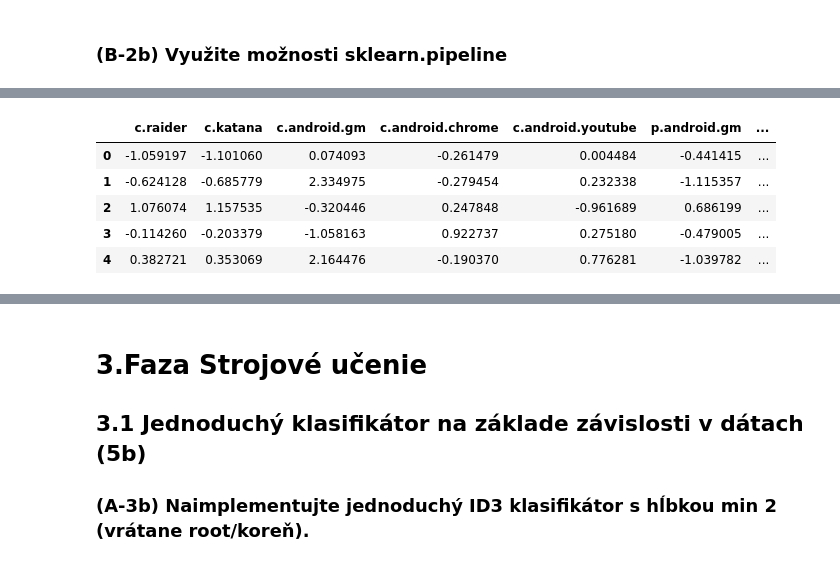
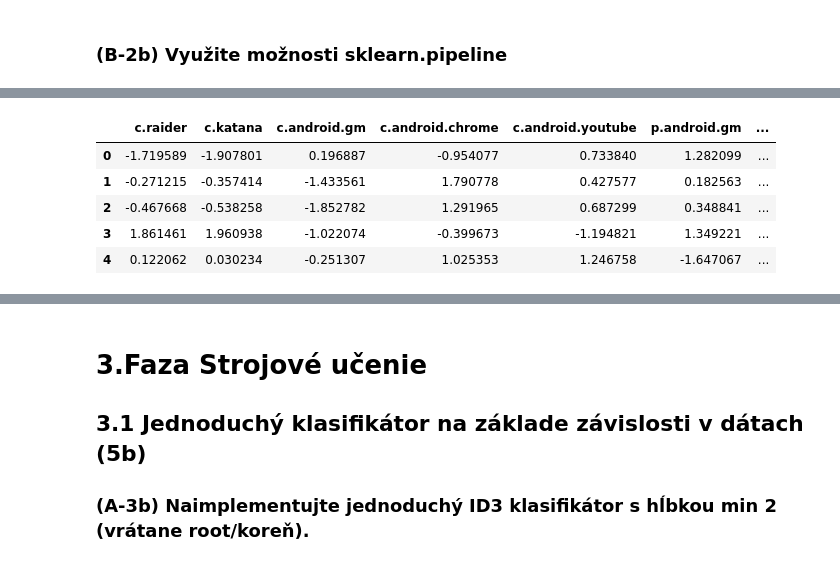
Before and after one commit to JakubIvacek/IAU_PROJECT, a Jupyter notebook: 2-3Faza.ipynb, the cells around one changed output, grey strips where cells are left out. Drawn from its saved outputs; the diff is of its cells as text; code cells hidden in the pictures.

```diff
--- a/2-3Faza.ipynb
+++ b/2-3Faza.ipynb
@@ -513,3 +513,6 @@ def createPipeline(scaling='standard',transformation='quantile',k=10):
         ])
 
     return pipeline
+# %%
+# Shuffle Samples
+df = df.sample(frac=1, random_state=42).reset_index(drop=True)
@@ -523,24 +540,27 @@ x_Train, x_Test, y_Train, y_Test =  train_test_split(X, Y, test_size=0.2, random
 # S atributmi scaling a transformation mozem vytvorit rozne pipeliny
 pipeline = createPipeline(k=10)
 # %%
+# Prepare data
 x_Train, y_Train = prepareData(x_Train, y_Train)
+x_Test, y_Test = prepareData(x_Test, y_Test)
 # %%
-transformed_data = pipeline.fit_transform(x_Train, y_Train)
+transformed_train_data = pipeline.fit_transform(x_Train, y_Train)
+transformed_test_data = pipeline.transform(x_Test)
 
 # Vytiahneme si nazvy vsetkych atributov
 feature_names = pipeline.named_steps['preprocessor'].get_feature_names_out()
 
 # Vyberieme len atribúty, ktoré vybral SelectKBest
 selected_features = [feature_names[i] for i in range(len(feature_names)) if pipeline.named_steps['feature_selection'].get_support()[i]]
 selected_features = [name.split('__')[-1] for name in selected_features]
 
 
-transformed_df = pd.DataFrame(transformed_data, columns=selected_features)
-transformed_df.head()
+transformed_df_train = pd.DataFrame(transformed_train_data, columns=selected_features)
+transformed_df_train.head()
 # %% [output]
 |  | c.raider | c.katana | c.android.gm | c.android.chrome | c.android.youtube | p.android.gm | ... |
-| 0 | -1.059197 | -1.101060 | 0.074093 | -0.261479 | 0.004484 | -0.441415 | ... |
-| 1 | -0.624128 | -0.685779 | 2.334975 | -0.279454 | 0.232338 | -1.115357 | ... |
-| 2 | 1.076074 | 1.157535 | -0.320446 | 0.247848 | -0.961689 | 0.686199 | ... |
-| 3 | -0.114260 | -0.203379 | -1.058163 | 0.922737 | 0.275180 | -0.479005 | ... |
-| 4 | 0.382721 | 0.353069 | 2.164476 | -0.190370 | 0.776281 | -1.039782 | ... |
+| 0 | -1.719589 | -1.907801 | 0.196887 | -0.954077 | 0.733840 | 1.282099 | ... |
+| 1 | -0.271215 | -0.357414 | -1.433561 | 1.790778 | 0.427577 | 0.182563 | ... |
+| 2 | -0.467668 | -0.538258 | -1.852782 | 1.291965 | 0.687299 | 0.348841 | ... |
+| 3 | 1.861461 | 1.960938 | -1.022074 | -0.399673 | -1.194821 | 1.349221 | ... |
+| 4 | 0.122062 | 0.030234 | -0.251307 | 1.025353 | 1.246758 | -1.647067 | ... |
```
Also changed, not shown: parts of 2 cells of this notebook.
